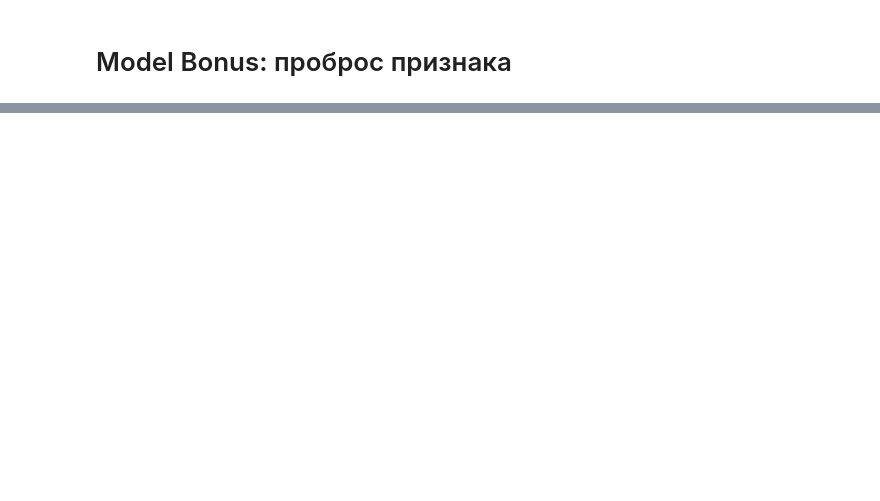
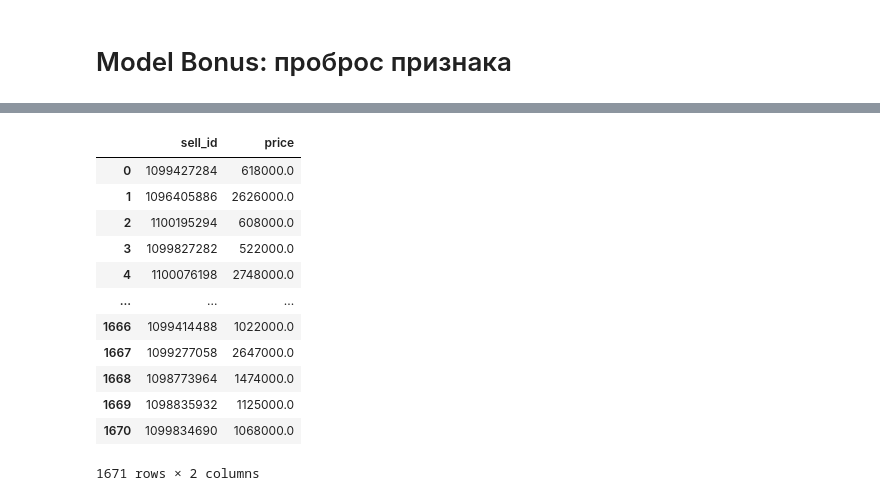
Before and after one commit to yoineko/skillfactory-module7, a Jupyter notebook: car_price.ipynb, the cells around one changed output, grey strips where cells are left out. Drawn from its saved outputs; the diff is of its cells as text; code cells hidden in the pictures; blank space fills up the shorter version.

```diff
--- a/car_price.ipynb
+++ b/car_price.ipynb
@@ -915,0 +909,7 @@ plt.show();
+# %%
+history = model.fit([text_train_sequences, X_train], y_train,
+                    batch_size=512,
+                    epochs=500, # фактически мы обучаем пока EarlyStopping не остановит обучение
+                    validation_data=([text_test_sequences, X_test], y_test),
+                    callbacks=callbacks_list
+                   )
@@ -1527,3 +1552,41 @@ blend_sub_predict = (sub_predict_catboost + sub_predict_nn3[:,0] + sub_predict_n
 #blend_sub_predict = (np.exp(sub_predict_catboost) + np.exp(sub_predict_nn3[:,0]) + np.exp(sub_predict_nn_bonus[:,0])) / 3
 sample_submission['price'] = blend_sub_predict.round(-3)
 sample_submission.to_csv(os.path.join(PATH,'submission',f'blend_submission_bonus{ver}.csv'), index=False)
+# %%
+blend_sub_predict = (sub_predict_catboost + sub_predict_nn3[:,0] + sub_predict_nn1[:,0]) / 3
+
+#blend_sub_predict = (np.exp(sub_predict_catboost) + np.exp(sub_predict_nn3[:,0]) + np.exp(sub_predict_nn_bonus[:,0])) / 3
+sample_submission['price'] = blend_sub_predict.round(-3)
+sample_submission.to_csv(os.path.join(PATH,'submission',f'blend_submission_nn1{ver}.csv'), index=False)
+# %%
+ver =ver*10
+df_nn3 = pd.read_csv(os.path.join(os.path.join(PATH,'submission','nn3_submission_10.csv')))['price']
+#df_nn3 = sub_predict_nn3[:,0]
+df_cat =  pd.read_csv(os.path.join(PATH,'submission',f'catboost_submission11.csv'))['price']
+df_nn1 = pd.read_csv(os.path.join(os.path.join(PATH,'submission','nn1_submission_11.csv')))['price']
+#df_nn1 = sub_predict_nn1[:,0]
+#df_nn2 = pd.read_csv(os.path.join(os.path.join(PATH,'submission','nn2_submission16.csv')))['price']
+# %%
+blend_sub_predict = (df_cat + df_nn3 + df_nn1) / 3
+#blend_sub_predict = (df_cat + df_nn3 + df_nn1 + df_nn2) / 4
+
+#blend_sub_predict = (np.exp(sub_predict_catboost) + np.exp(sub_predict_nn3[:,0]) + np.exp(sub_predict_nn_bonus[:,0])) / 3
+sample_submission['price'] = blend_sub_predict.round(-3)
+sample_submission.to_csv(os.path.join(PATH,'submission',f'blend_submission_nn0{ver}.csv'), index=False)
+# %%
+#df['price'],sub_predict_nn1,
+sample_submission
+# %% [output]
+|  | sell_id | price |
+| 0 | 1099427284 | 618000.0 |
+| 1 | 1096405886 | 2626000.0 |
+| 2 | 1100195294 | 608000.0 |
+| 3 | 1099827282 | 522000.0 |
+| 4 | 1100076198 | 2748000.0 |
+| ... | ... | ... |
+| 1666 | 1099414488 | 1022000.0 |
+| 1667 | 1099277058 | 2647000.0 |
+| 1668 | 1098773964 | 1474000.0 |
+| 1669 | 1098835932 | 1125000.0 |
+| 1670 | 1099834690 | 1068000.0 |
+1671 rows × 2 columns
```
Also changed, not shown: parts of 44 cells of this notebook.
